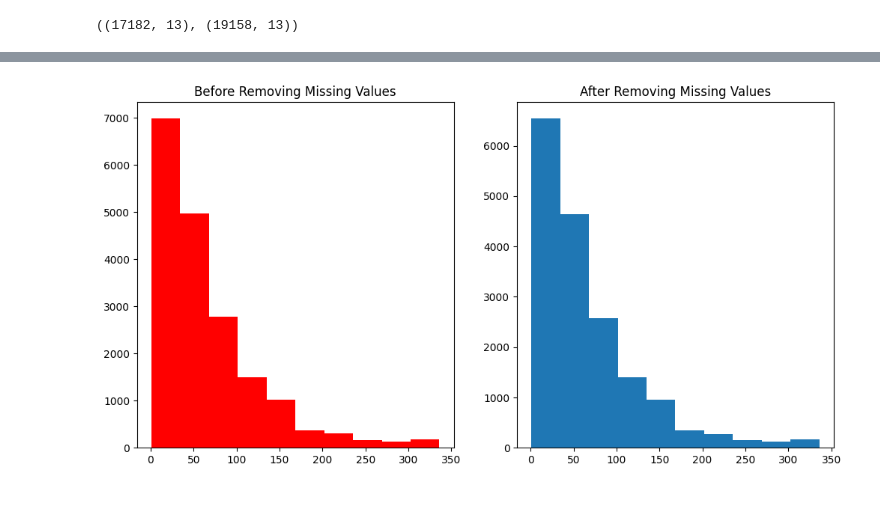
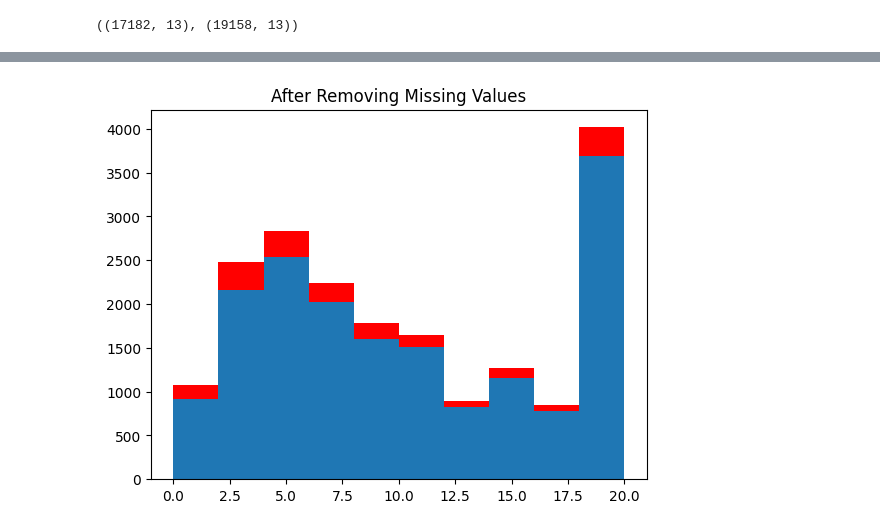
Before and after one commit to HamadKhan345/ml-study-repo, a Jupyter notebook: Handling_Missing_Data_01.ipynb, the cells around one changed output, grey strips where cells are left out. Cells and saved outputs as stored; diff of their text form; code cells hidden in the pictures; blank space fills up the shorter version.

```diff
--- a/Handling_Missing_Data_01.ipynb
+++ b/Handling_Missing_Data_01.ipynb
@@ -53,7 +53,7 @@ dtype: float64
 # %%
 cols = []
 for i in df.columns:
-  if df[i].isnull().mean()*100 < 5 and df[i].isnull().mean()*100 > 0:
+  if df[i].isnull().mean() < 0.05 and df[i].isnull().mean() > 0:
     cols.append(i)
 # %%
 cols
@@ -76,13 +90,8 @@ df_clean.shape, df.shape
 # %%
-plt.figure(figsize=(12,6))
-plt.subplot(121)
-plt.hist(df['training_hours'], bins=10, color='red')
+plt.hist(df['experience'], bins=10, color='red')
 plt.title("Before Removing Missing Values")
-
-plt.subplot(122)
-plt.hist(df_clean['training_hours'],bins=10)
+plt.hist(df_clean['experience'],bins=10)
 plt.title("After Removing Missing Values")
-
 plt.show()
 # %% [output]
-[figure, old version]
+[figure, new version]
```
Also changed, not shown: parts of 11 cells of this notebook.
